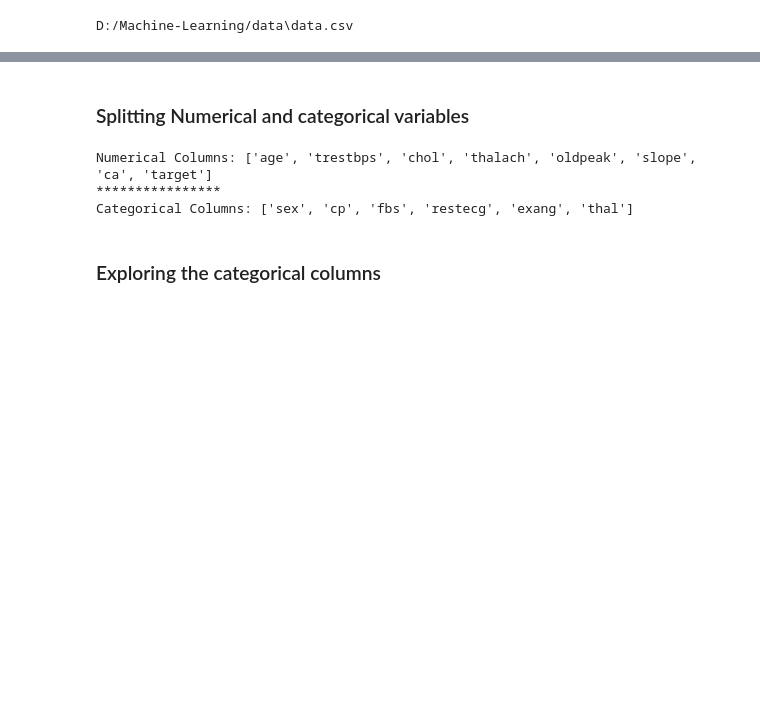
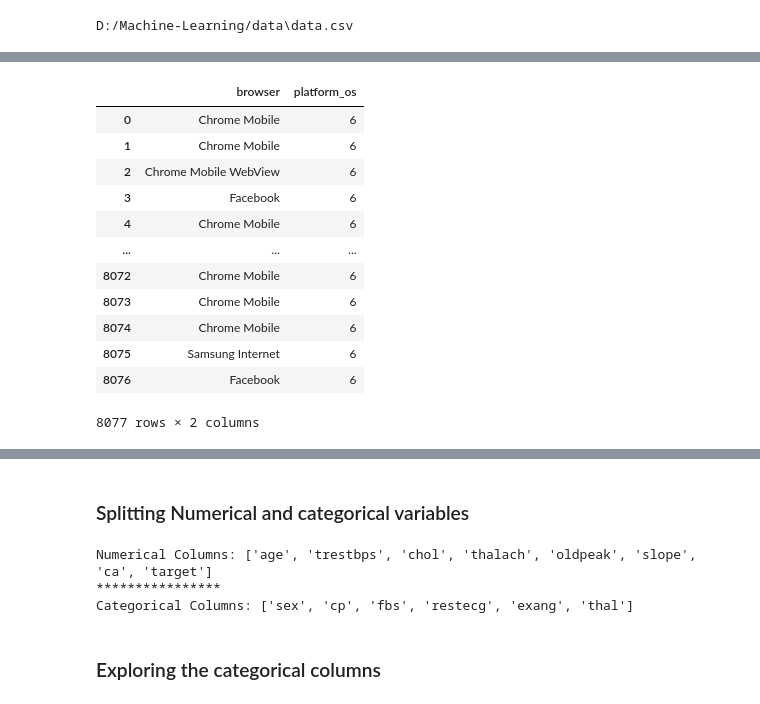
Before and after one commit to Group-6-10Academy/smart_ad_ABtesting, a Jupyter notebook: notebooks/ml_modelling.ipynb, the cells around one changed output, grey strips where cells are left out. Drawn from its saved outputs; the diff is of its cells as text; code cells hidden in the pictures; blank space fills up the shorter version.

```diff
--- a/notebooks/ml_modelling.ipynb
+++ b/notebooks/ml_modelling.ipynb
@@ -86,0 +118,16 @@ Deprecated in NumPy 1.20; for more details and guidance: https://numpy.org/devdo
+# %%
+df_bybrowser
+# %% [output]
+|  | browser | platform_os |
+| 0 | Chrome Mobile | 6 |
+| 1 | Chrome Mobile | 6 |
+| 2 | Chrome Mobile WebView | 6 |
+| 3 | Facebook | 6 |
+| 4 | Chrome Mobile | 6 |
+| ... | ... | ... |
+| 8072 | Chrome Mobile | 6 |
+| 8073 | Chrome Mobile | 6 |
+| 8074 | Chrome Mobile | 6 |
+| 8075 | Samsung Internet | 6 |
+| 8076 | Facebook | 6 |
+8077 rows × 2 columns
```
Also changed, not shown: parts of 18 cells of this notebook.
